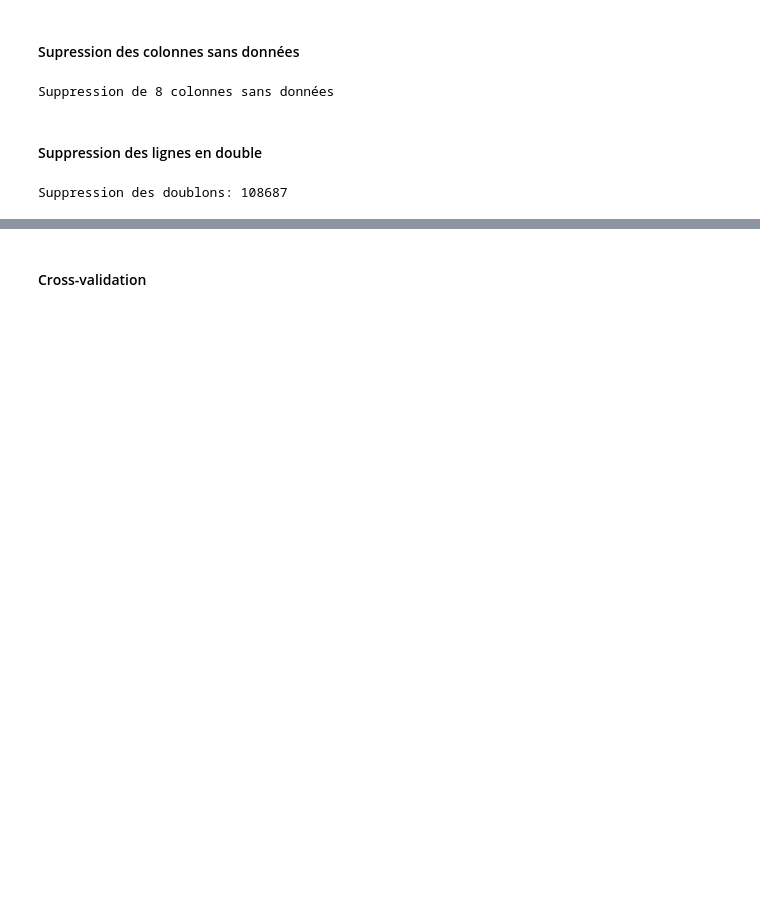
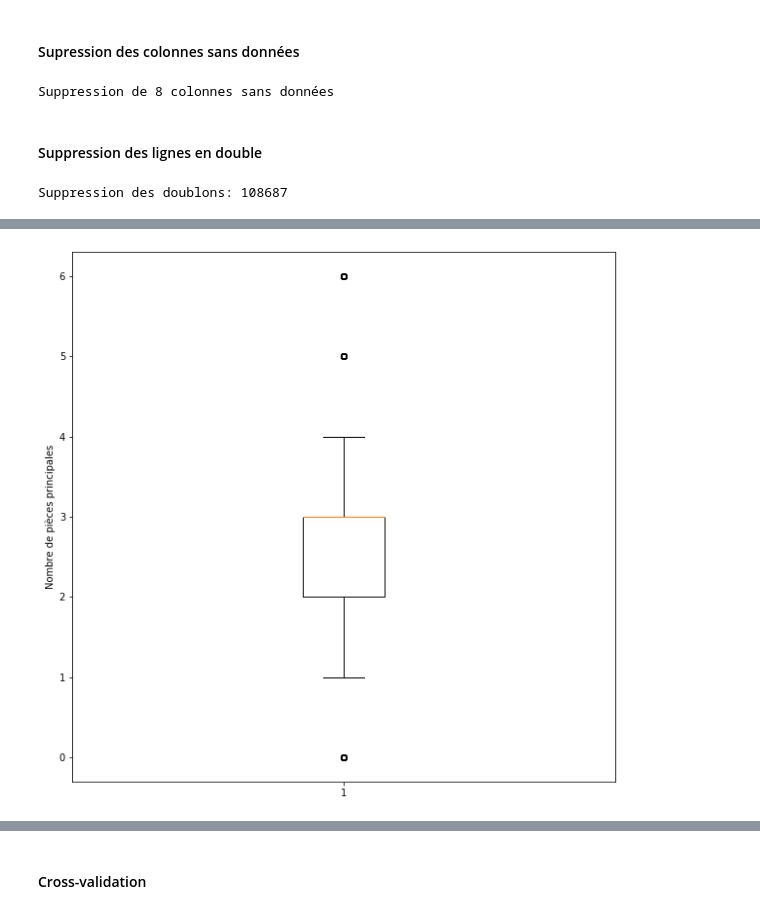
Before and after one commit to houseofai/french-realestate-price-prediction, a Jupyter notebook: Valeurs Foncieres Française.ipynb, the cells around one changed output, grey strips where cells are left out. Cells and saved outputs as stored; diff of their text form; code cells hidden in the pictures; blank space fills up the shorter version.

```diff
--- a/Valeurs Foncieres Française.ipynb
+++ b/Valeurs Foncieres Française.ipynb
@@ -398,0 +234,5 @@ reg.score(X_test, y_test)
+# %%
+#q_inf = appart_no_out.nombre_pieces_principales.quantile(.05)
+q_sup = appart_no_out.nombre_pieces_principales.quantile(.999)
+appart_no_out = appart_no_out[appart_no_out.nombre_pieces_principales<q_sup]
+print('Appartement:\n{}'.format(appart_no_out.nombre_pieces_principales.describe().apply(lambda x: format(x, 'f'))))
@@ -398,0 +250,7 @@ reg.score(X_test, y_test)
+# %%
+plt.figure(figsize=(10,10))
+plt.boxplot(appart_no_out.nombre_pieces_principales)
+plt.ylabel('Nombre de pièces principales')
+plt.show();
+# %% [output]
+[figure, added]
```
Also changed, not shown: parts of 83 cells of this notebook.
